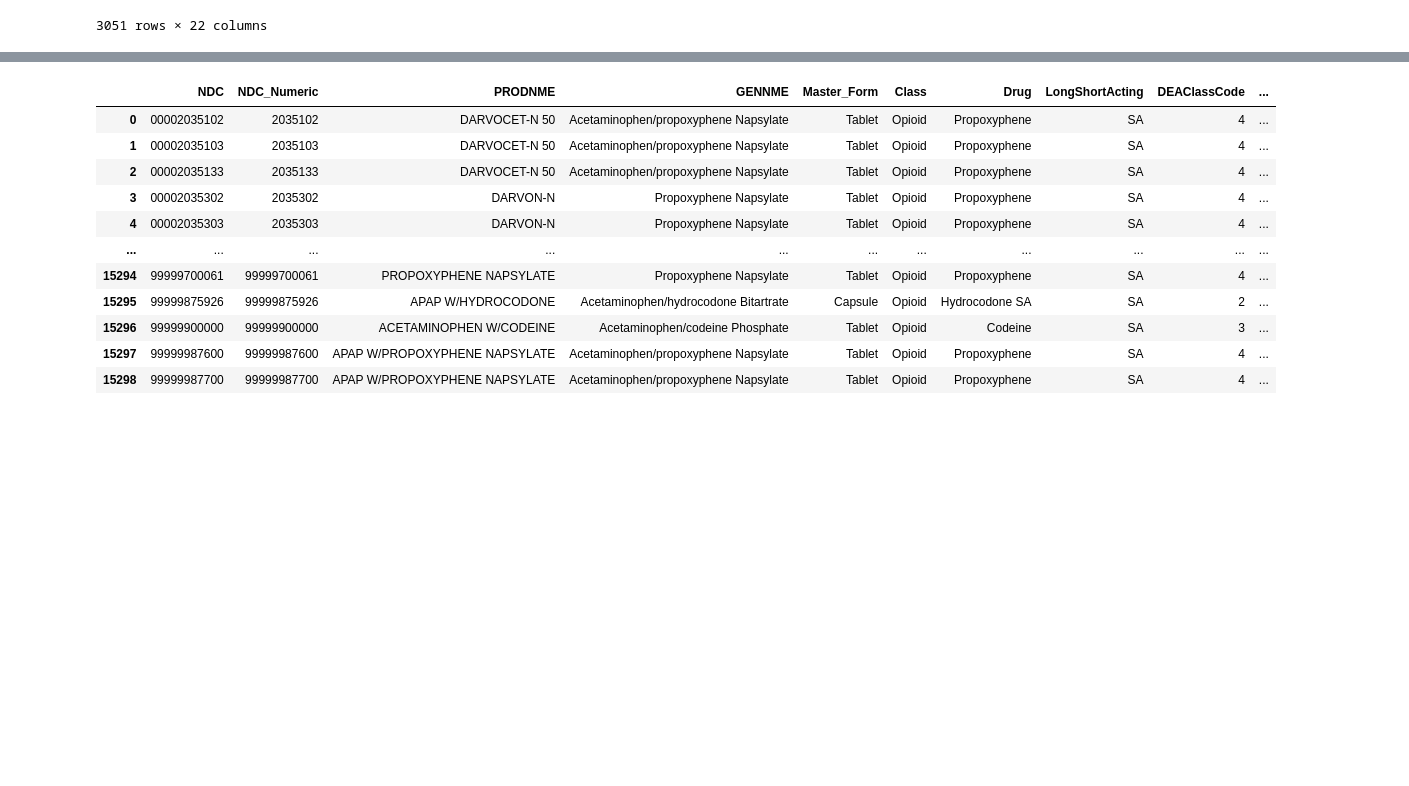
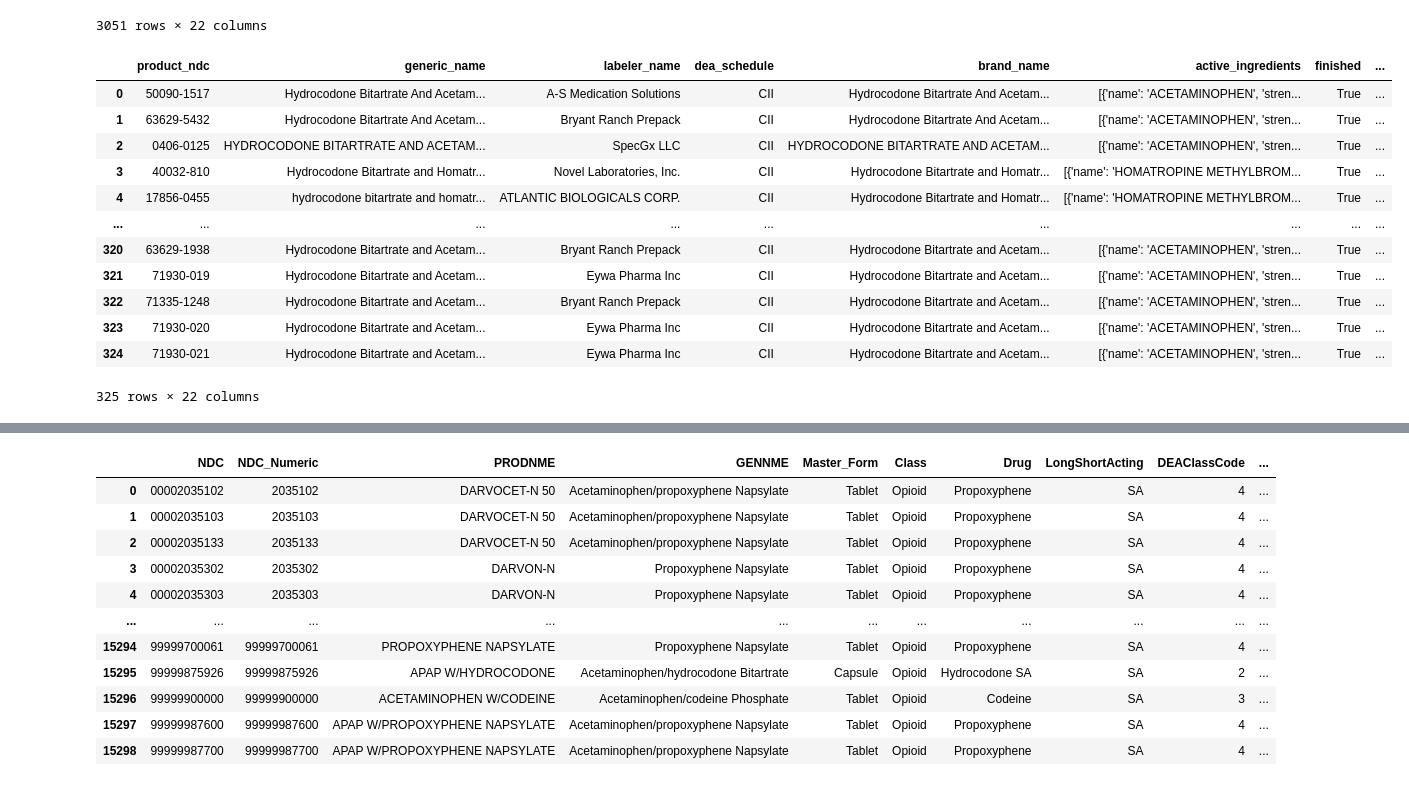
Before and after one commit to danielhmendoza01/Automatic_Code_Sets, a Jupyter notebook: NDC/Opioids/Opioid_Query.ipynb, the cells around one changed output, grey strips where cells are left out. Drawn from its saved outputs; the diff is of its cells as text; code cells hidden in the pictures; blank space fills up the shorter version.

```diff
--- a/NDC/Opioids/Opioid_Query.ipynb
+++ b/NDC/Opioids/Opioid_Query.ipynb
@@ -55,3 +55,19 @@ tramadol
 | 3049 | 46438-1108 | Tramadol Hydrochloride | Dipharma Francis Srl | CIV | NaN | [{'name': 'TRAMADOL HYDROCHLORIDE... | False | ... |
 | 3050 | 68788-8121 | Tramadol Hydrochloride | Preferred Pharmaceuticals Inc. | CIV | Tramadol Hydrochloride | [{'name': 'TRAMADOL HYDROCHLORIDE... | True | ... |
 3051 rows × 22 columns
+# %%
+query_drug("hydrocodone")
+# %% [output]
+|  | product_ndc | generic_name | labeler_name | dea_schedule | brand_name | active_ingredients | finished | ... |
+| 0 | 50090-1517 | Hydrocodone Bitartrate And Acetam... | A-S Medication Solutions | CII | Hydrocodone Bitartrate And Acetam... | [{'name': 'ACETAMINOPHEN', 'stren... | True | ... |
+| 1 | 63629-5432 | Hydrocodone Bitartrate And Acetam... | Bryant Ranch Prepack | CII | Hydrocodone Bitartrate And Acetam... | [{'name': 'ACETAMINOPHEN', 'stren... | True | ... |
+| 2 | 0406-0125 | HYDROCODONE BITARTRATE AND ACETAM... | SpecGx LLC | CII | HYDROCODONE BITARTRATE AND ACETAM... | [{'name': 'ACETAMINOPHEN', 'stren... | True | ... |
+| 3 | 40032-810 | Hydrocodone Bitartrate and Homatr... | Novel Laboratories, Inc. | CII | Hydrocodone Bitartrate and Homatr... | [{'name': 'HOMATROPINE METHYLBROM... | True | ... |
+| 4 | 17856-0455 | hydrocodone bitartrate and homatr... | ATLANTIC BIOLOGICALS CORP. | CII | Hydrocodone Bitartrate and Homatr... | [{'name': 'HOMATROPINE METHYLBROM... | True | ... |
+| ... | ... | ... | ... | ... | ... | ... | ... | ... |
+| 320 | 63629-1938 | Hydrocodone Bitartrate and Acetam... | Bryant Ranch Prepack | CII | Hydrocodone Bitartrate and Acetam... | [{'name': 'ACETAMINOPHEN', 'stren... | True | ... |
+| 321 | 71930-019 | Hydrocodone Bitartrate and Acetam... | Eywa Pharma Inc | CII | Hydrocodone Bitartrate and Acetam... | [{'name': 'ACETAMINOPHEN', 'stren... | True | ... |
+| 322 | 71335-1248 | Hydrocodone Bitartrate and Acetam... | Bryant Ranch Prepack | CII | Hydrocodone Bitartrate and Acetam... | [{'name': 'ACETAMINOPHEN', 'stren... | True | ... |
+| 323 | 71930-020 | Hydrocodone Bitartrate and Acetam... | Eywa Pharma Inc | CII | Hydrocodone Bitartrate and Acetam... | [{'name': 'ACETAMINOPHEN', 'stren... | True | ... |
+| 324 | 71930-021 | Hydrocodone Bitartrate and Acetam... | Eywa Pharma Inc | CII | Hydrocodone Bitartrate and Acetam... | [{'name': 'ACETAMINOPHEN', 'stren... | True | ... |
+325 rows × 22 columns
```
Also changed, not shown: parts of 5 cells of this notebook, 12 other files.
